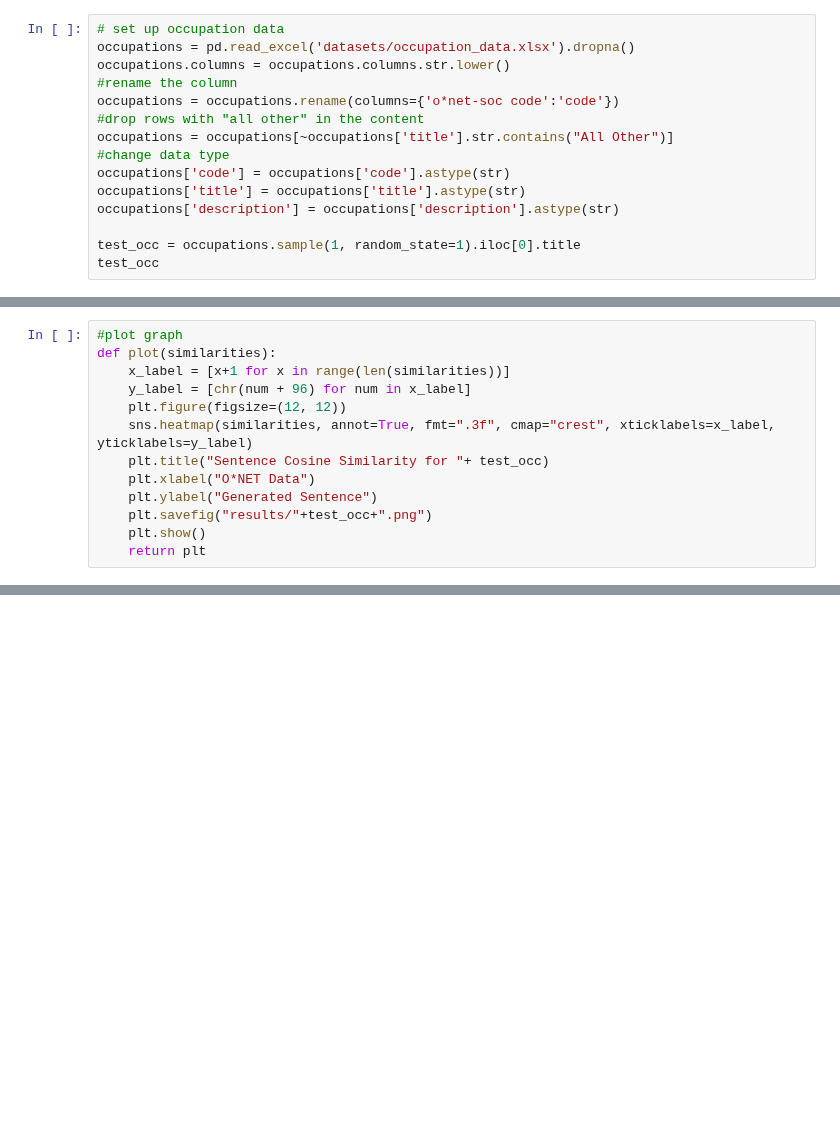
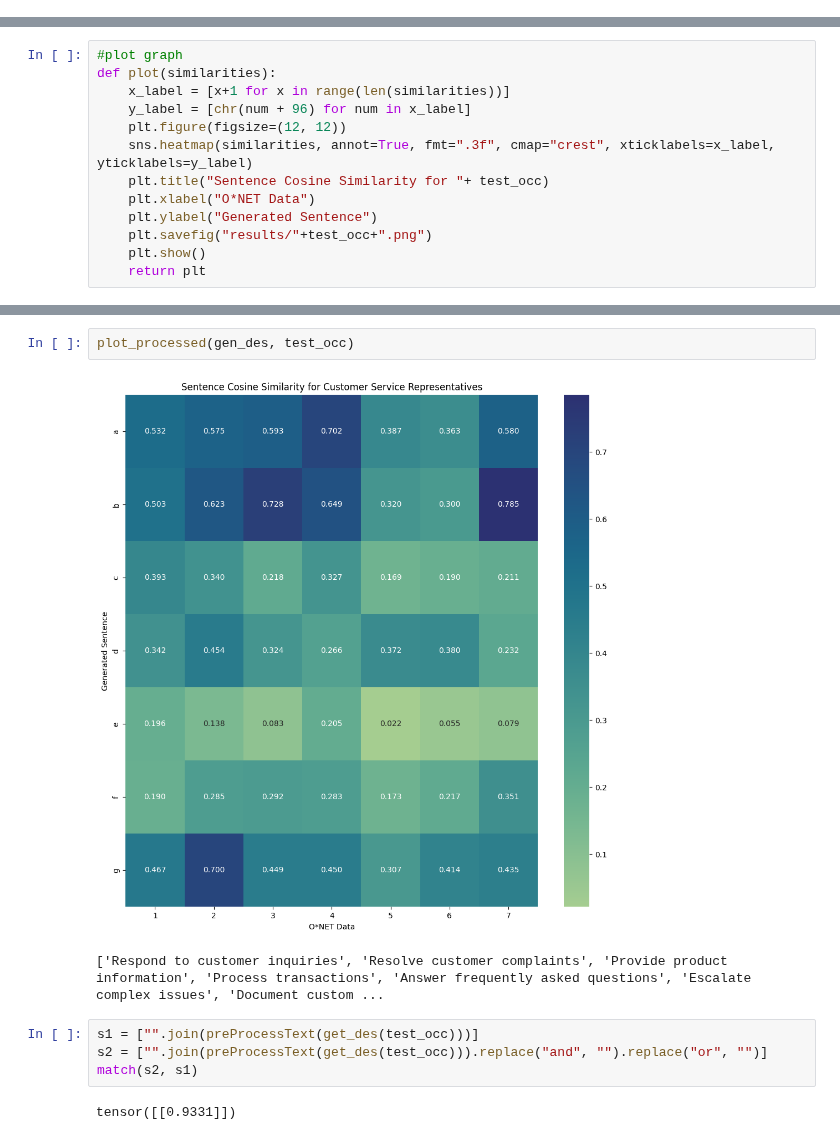
Before and after one commit to Segtanof/Teapot, a Jupyter notebook: task_match.ipynb, the cells around one changed output, grey strips where cells are left out. Saved outputs shown, nothing was run; the diff lists cells and outputs as text; blank space fills up the shorter version.

```diff
--- a/task_match.ipynb
+++ b/task_match.ipynb
@@ -45,15 +46,0 @@ job_statements
-# %%
-# set up occupation data
-occupations = pd.read_excel('datasets/occupation_data.xlsx').dropna()
-occupations.columns = occupations.columns.str.lower()
-#rename the column
-occupations = occupations.rename(columns={'o*net-soc code':'code'})
-#drop rows with "all other" in the content
-occupations = occupations[~occupations['title'].str.contains("All Other")]
-#change data type
-occupations['code'] = occupations['code'].astype(str)
-occupations['title'] = occupations['title'].astype(str)
-occupations['description'] = occupations['description'].astype(str)
-
-test_occ = occupations.sample(1, random_state=1).iloc[0].title
-test_occ
@@ -149,0 +203,11 @@ else:
+# %%
+plot_processed(gen_des, test_occ)
+# %% [output]
+[figure, added]
+['Respond to customer inquiries', 'Resolve customer complaints', 'Provide product information', 'Process transactions', 'Answer frequently asked questions', 'Escalate complex issues', 'Document custom ...
+# %%
+s1 = ["".join(preProcessText(get_des(test_occ)))]
+s2 = ["".join(preProcessText(get_des(test_occ))).replace("and", "").replace("or", "")]
+match(s2, s1)
+# %% [output]
+tensor([[0.9331]])
```
Also changed, not shown: parts of 22 cells of this notebook.
